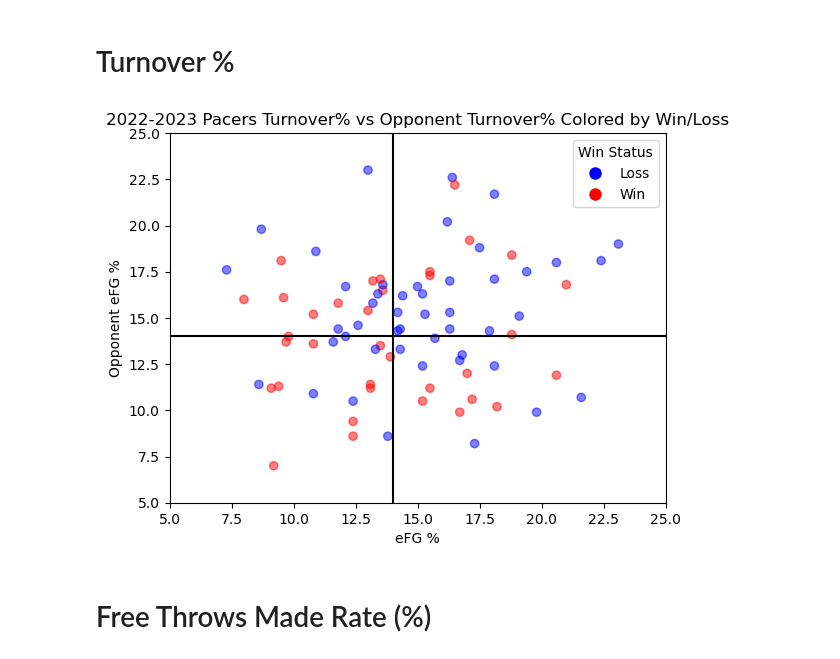
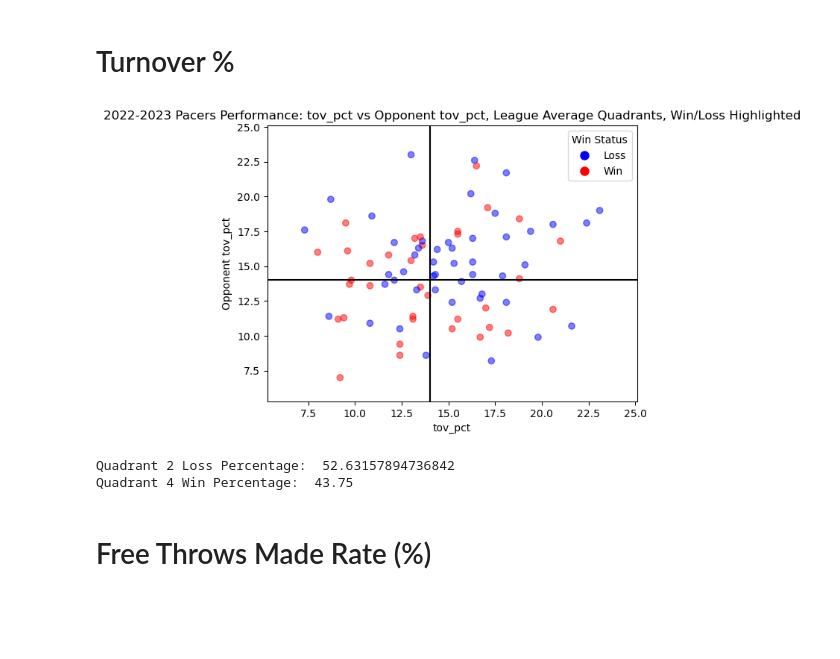
Before and after one commit to nickchu8/PacersPlots, a Jupyter notebook: main.ipynb, the cells around one changed output. Cells and saved outputs as stored; diff of their text form; code cells hidden in the pictures; blank space fills up the shorter version.

```diff
--- a/main.ipynb
+++ b/main.ipynb
@@ -92,33 +92,10 @@ plt.show()
 # %% [markdown]
 # Turnover %
-# %%
-fig, ax = plt.subplots()
-scatter = plt.scatter(x = pacers['tov_pct'], y = pacers['opp_tov_pct'], c = pacers['win'], cmap = 'bwr', alpha = 0.5) #create scatter plot
-
-px.scatter( )
-# Create a custom legend
-legend_elements = [Line2D([0], [0], marker='o', color='w', markerfacecolor='blue', markersize=10, label='Loss'),
-                   Line2D([0], [0], marker='o', color='w', markerfacecolor='red', markersize=10, label='Win')]
-
-# Add the legend to the plot
-legend = ax.legend(handles=legend_elements, title='Win Status')
-
-# Set labels for x and y axes
-ax.set_xlabel('eFG %')
-ax.set_ylabel('Opponent eFG %')
-
-# Add quadrants
-ax.axhline(y=float(league['tov_pct'].iloc[0]), color='black', linestyle='-')
-ax.axvline(x=float(league['tov_pct'].iloc[0]), color='black', linestyle='-')
-
-# Normalize both axes
-ax.set_xlim(5, 25)
-ax.set_ylim(5, 25)
-
-ax.set_title("2022-2023 Pacers Turnover% vs Opponent Turnover% Colored by Win/Loss")
-
-plt.show()
-# %% [output]
-[figure, removed]
+# %%
+plot('tov_pct')
+# %% [output]
+[figure, added]
+Quadrant 2 Loss Percentage:  52.63157894736842
+Quadrant 4 Win Percentage:  43.75
 # %% [markdown]
 # Free Throws Made Rate (%)
```
Also changed, not shown: parts of 10 cells of this notebook.
